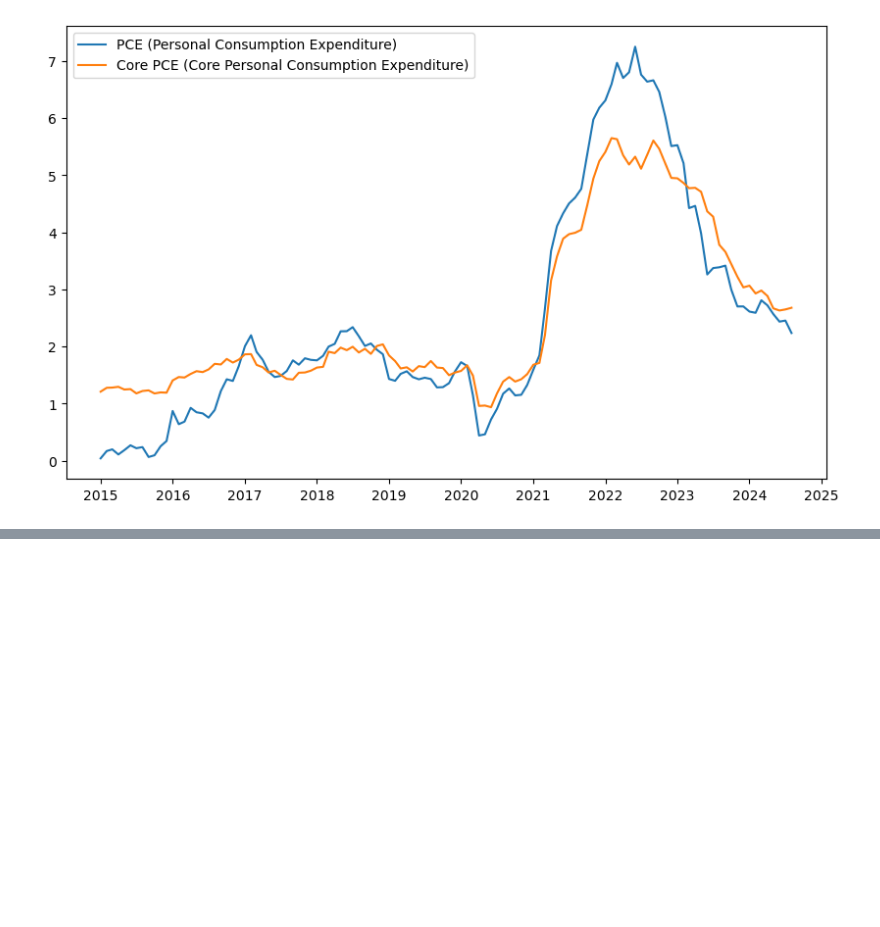
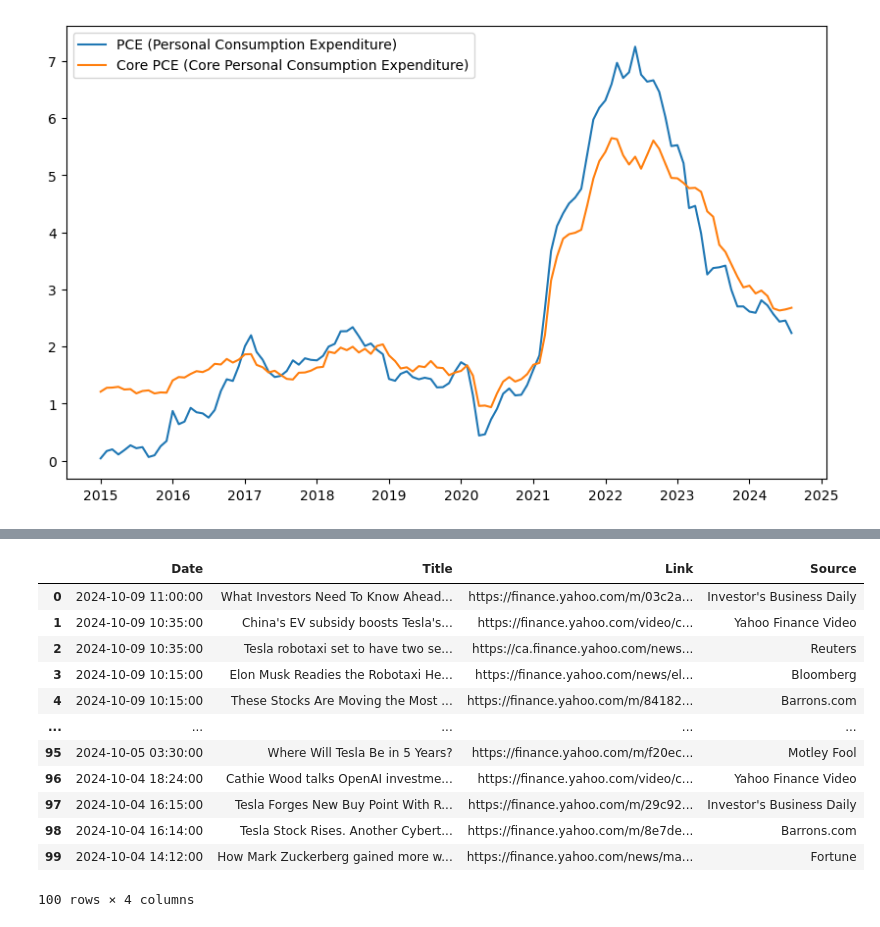
Before and after one commit to jhersoncueva/FIN_ECO, a Jupyter notebook: scrapping/Stock Data Yahoo/yahoo_spy.ipynb, the cells around one changed output, grey strips where cells are left out. Saved outputs shown, nothing was run; the diff lists cells and outputs as text; code cells hidden in the pictures; blank space fills up the shorter version.

```diff
--- a/scrapping/Stock Data Yahoo/yahoo_spy.ipynb
+++ b/scrapping/Stock Data Yahoo/yahoo_spy.ipynb
@@ -333,0 +408,19 @@ plt.show()
+# %%
+stock.ticker_news()
+stock.ticker_inside_trader()
+
+stock.ticker_news()
+# %% [output]
+|  | Date | Title | Link | Source |
+| 0 | 2024-10-09 11:00:00 | What Investors Need To Know Ahead... | https://finance.yahoo.com/m/03c2a... | Investor's Business Daily |
+| 1 | 2024-10-09 10:35:00 | China's EV subsidy boosts Tesla's... | https://finance.yahoo.com/video/c... | Yahoo Finance Video |
+| 2 | 2024-10-09 10:35:00 | Tesla robotaxi set to have two se... | https://ca.finance.yahoo.com/news... | Reuters |
+| 3 | 2024-10-09 10:15:00 | Elon Musk Readies the Robotaxi He... | https://finance.yahoo.com/news/el... | Bloomberg |
+| 4 | 2024-10-09 10:15:00 | These Stocks Are Moving the Most ... | https://finance.yahoo.com/m/84182... | Barrons.com |
+| ... | ... | ... | ... | ... |
+| 95 | 2024-10-05 03:30:00 | Where Will Tesla Be in 5 Years? | https://finance.yahoo.com/m/f20ec... | Motley Fool |
+| 96 | 2024-10-04 18:24:00 | Cathie Wood talks OpenAI investme... | https://finance.yahoo.com/video/c... | Yahoo Finance Video |
+| 97 | 2024-10-04 16:15:00 | Tesla Forges New Buy Point With R... | https://finance.yahoo.com/m/29c92... | Investor's Business Daily |
+| 98 | 2024-10-04 16:14:00 | Tesla Stock Rises. Another Cybert... | https://finance.yahoo.com/m/8e7de... | Barrons.com |
+| 99 | 2024-10-04 14:12:00 | How Mark Zuckerberg gained more w... | https://finance.yahoo.com/news/ma... | Fortune |
+100 rows × 4 columns
```
Also changed, not shown: parts of 10 cells of this notebook, 9 other files.
